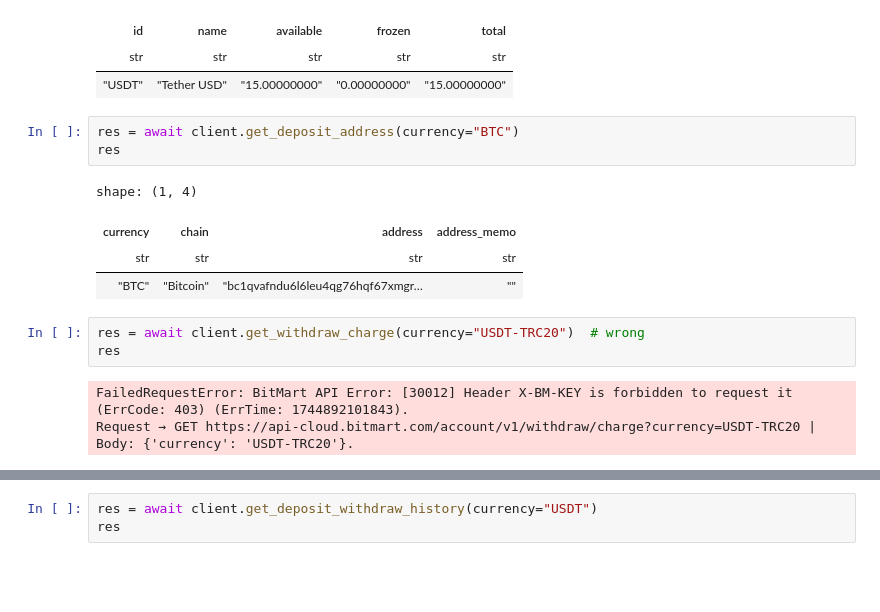
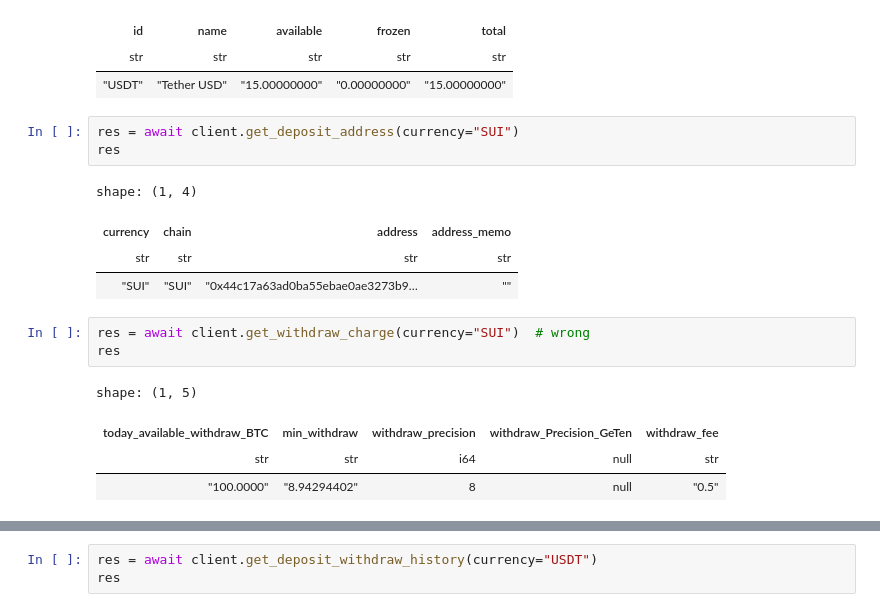
Before and after one commit to kairosresearchio/krex, a Jupyter notebook: example/async_support/bitmart/bitmart.ipynb, the cells around one changed output, grey strips where cells are left out. Saved outputs shown, nothing was run; the diff lists cells and outputs as text; blank space fills up the shorter version.

```diff
--- a/example/async_support/bitmart/bitmart.ipynb
+++ b/example/async_support/bitmart/bitmart.ipynb
@@ -202,17 +202,19 @@ shape: (1, 5)
 | str | str | str | str | str |
 | "USDT" | "Tether USD" | "15.00000000" | "0.00000000" | "15.00000000" |
 # %%
-res = await client.get_deposit_address(currency="BTC")
+res = await client.get_deposit_address(currency="SUI")
 res
 # %% [output]
 shape: (1, 4)
 | currency | chain | address | address_memo |
 | str | str | str | str |
-| "BTC" | "Bitcoin" | "bc1qvafndu6l6leu4qg76hqf67xmgr… | "" |
+| "SUI" | "SUI" | "0x44c17a63ad0ba55ebae0ae3273b9… | "" |
 # %%
-res = await client.get_withdraw_charge(currency="USDT-TRC20")  # wrong
+res = await client.get_withdraw_charge(currency="SUI")  # wrong
 res
 # %% [output]
-FailedRequestError: BitMart API Error: [30012] Header X-BM-KEY is forbidden to request it (ErrCode: 403) (ErrTime: 1744892101843).
-Request → GET https://api-cloud.bitmart.com/account/v1/withdraw/charge?currency=USDT-TRC20 | Body: {'currency': 'USDT-TRC20'}.
+shape: (1, 5)
+| today_available_withdraw_BTC | min_withdraw | withdraw_precision | withdraw_Precision_GeTen | withdraw_fee |
+| str | str | i64 | null | str |
+| "100.0000" | "8.94294402" | 8 | null | "0.5" |
 # %%
```
Also changed, not shown: parts of 1 cell of this notebook, 2 other files.
